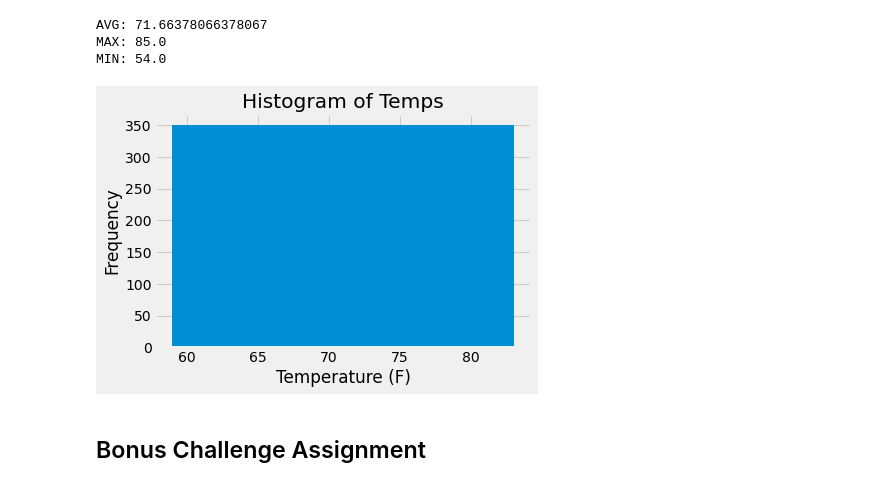
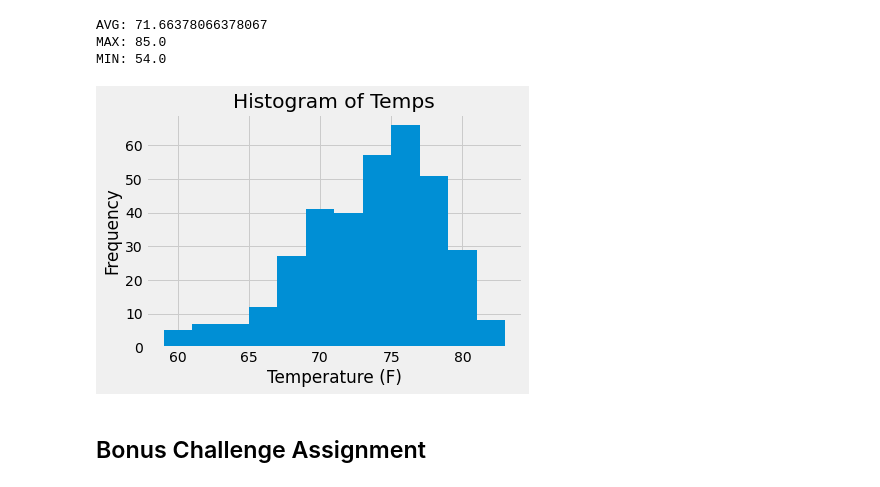
Before and after one commit to MattDavies1/UofT-Data-Bootcamp-Homework, a Jupyter notebook: 9-SQLAlchemy/climate_starter.ipynb, the cells around one changed output. Saved outputs shown, nothing was run; the diff lists cells and outputs as text; code cells hidden in the pictures.

Commit message:
Fix hist bug

```diff
--- a/9-SQLAlchemy/climate_starter.ipynb
+++ b/9-SQLAlchemy/climate_starter.ipynb
@@ -121,20 +121,20 @@ MIN: 54.0
 # %%
 # Choose the station with the highest number of temperature observations.
 # Query the last 12 months of temperature observation data for this station and plot the results as a histogram
 result = session.query(Measurement.tobs)\
     .filter(Measurement.station == 'USC00519281')\
     .filter(Measurement.date > date)\
     .all()
 
 result = [x[0] for x in result]
 
-plt.hist(result, bins = 1)
+plt.hist(result, bins = 12)
 plt.title('Histogram of Temps')
 plt.xlabel('Temperature (F)')
 plt.ylabel('Frequency')
 plt.show()
 # %% [output]
-[figure, old version]
+[figure, new version]
 # %% [markdown]
 ## Bonus Challenge Assignment
 # %%
```
